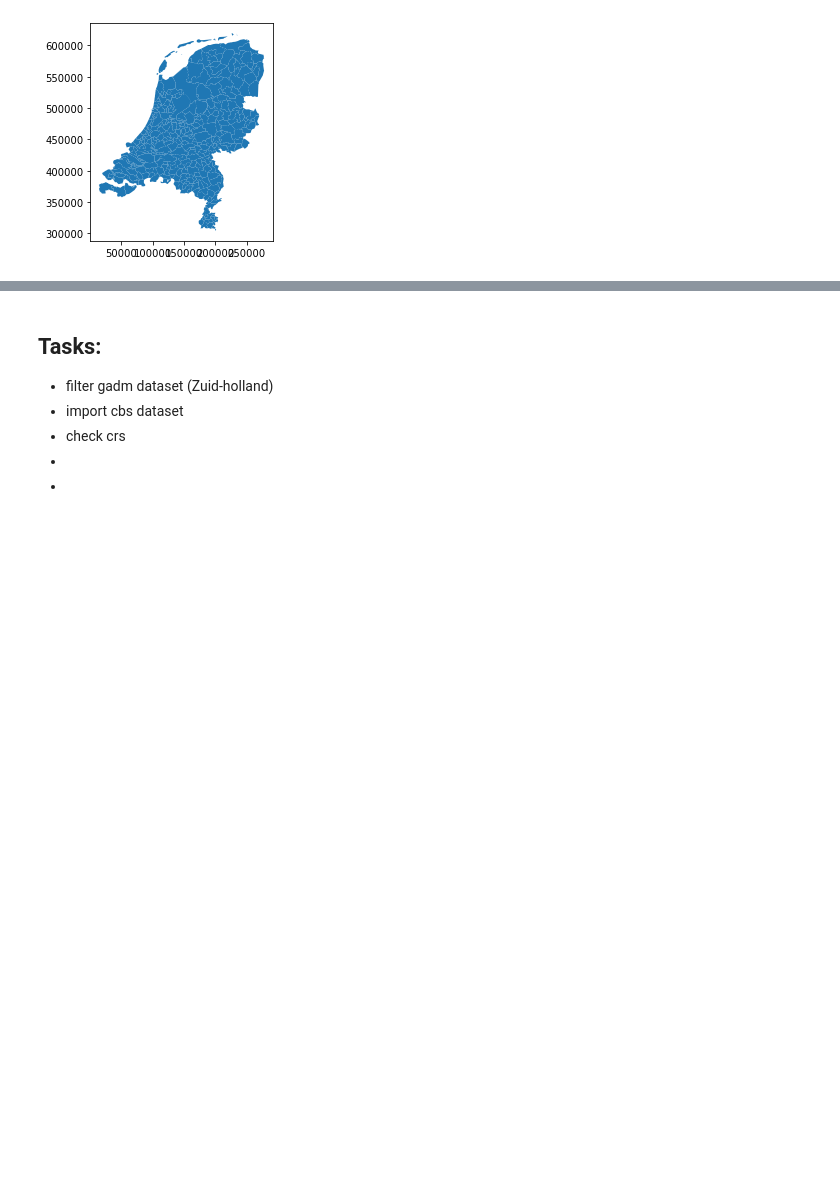
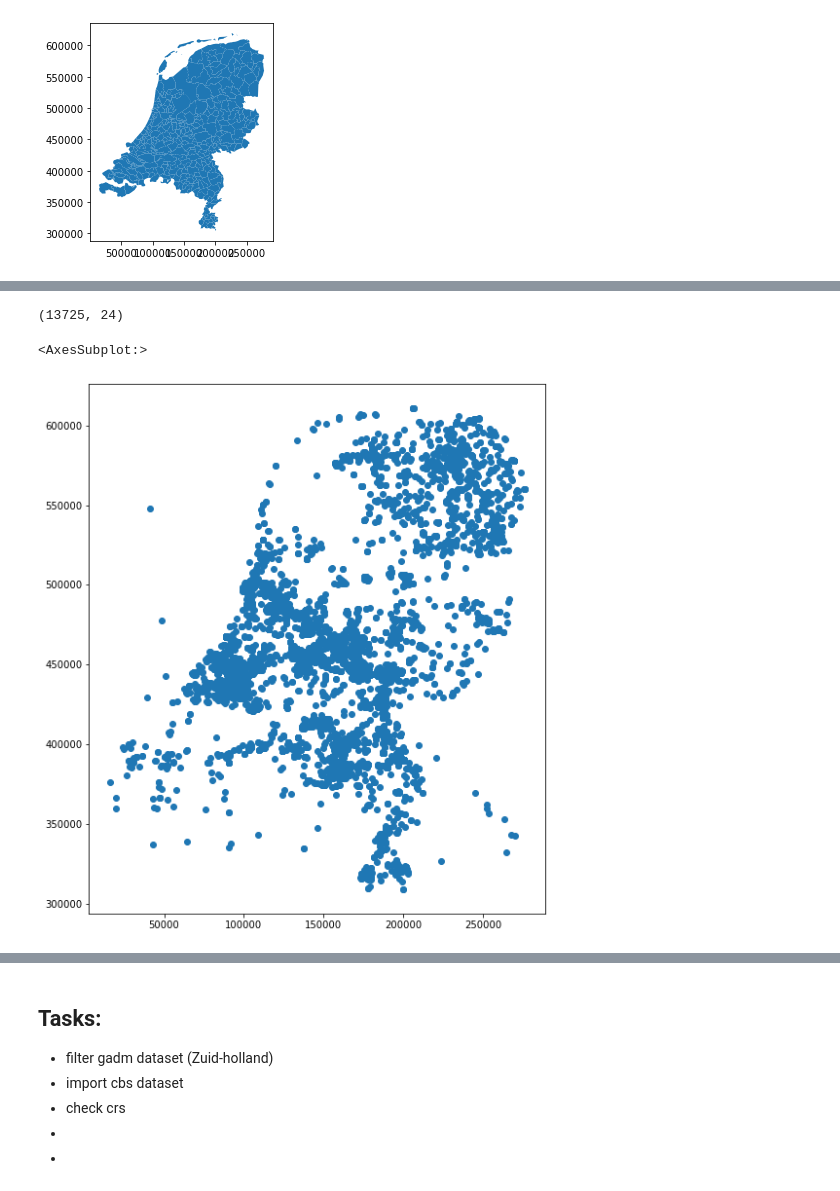
Before and after one commit to GinaStavropoulou/geogeek-workshop, a Jupyter notebook: notebooks/Exercise2.ipynb, the cells around one changed output, grey strips where cells are left out. Cells and saved outputs as stored; diff of their text form; code cells hidden in the pictures; blank space fills up the shorter version.

```diff
--- a/notebooks/Exercise2.ipynb
+++ b/notebooks/Exercise2.ipynb
@@ -108,0 +180,3 @@ admin.plot(
+# %%
+sensors = gpd.read_file('../data/raw_data/samenmeten.json')
+sensors.head()
@@ -108,0 +191,9 @@ admin.plot(
+# %%
+sensors.shape
+# %% [output]
+(13725, 24)
+# %%
+sensors.plot(figsize=(10,10))
+# %% [output]
+<AxesSubplot:>
+[figure, added]
```
Also changed, not shown: parts of 23 cells of this notebook.
